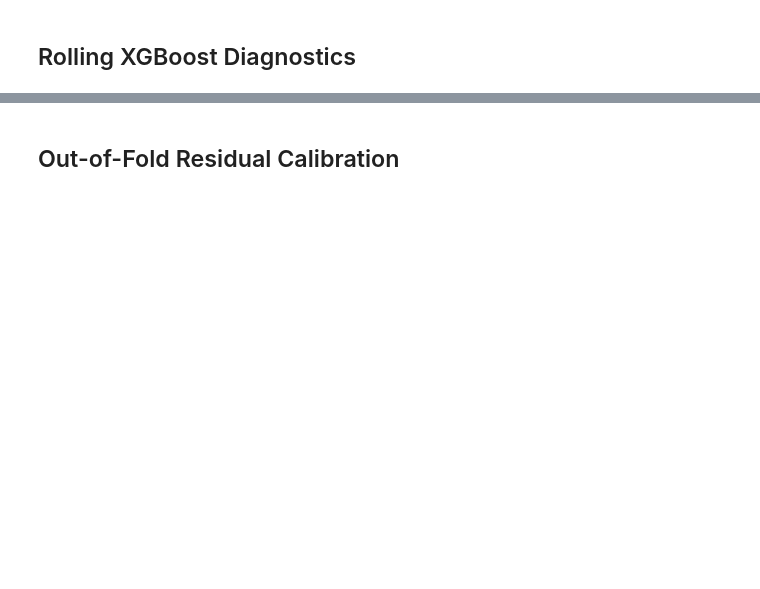
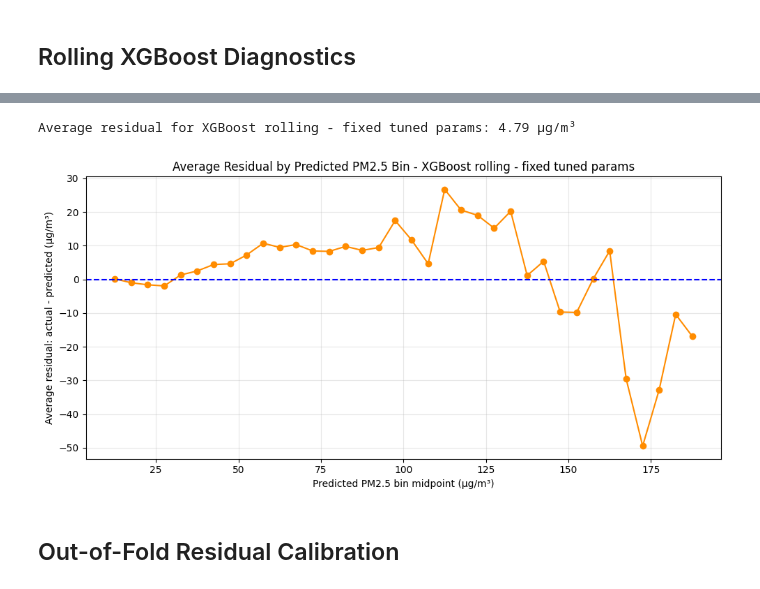
Before and after one commit to flyingpinguu/air_pollution_mlproject, a Jupyter notebook: xgboost_rolling.ipynb, the cells around one changed output, grey strips where cells are left out. Drawn from its saved outputs; the diff is of its cells as text; code cells hidden in the pictures; blank space fills up the shorter version.

```diff
--- a/xgboost_rolling.ipynb
+++ b/xgboost_rolling.ipynb
@@ -448,35 +499,36 @@ residual_df["predicted_bin"] = pd.cut(
     residual_df["predicted_pm25"],
     bins=bins,
     right=False,
 )
 
 residual_by_bin = (
     residual_df
     .groupby("predicted_bin", observed=True)
     .agg(
         average_residual=("residual", "mean"),
         count=("residual", "size"),
     )
     .reset_index()
 )
 residual_by_bin["bin_midpoint"] = residual_by_bin["predicted_bin"].apply(lambda interval: interval.mid)
 
 plt.figure(figsize=(10, 5))
 plt.plot(
     residual_by_bin["bin_midpoint"],
     residual_by_bin["average_residual"],
     marker="o",
     color="darkorange",
 )
 plt.axhline(0, color="blue", linestyle="--")
 plt.xlabel("Predicted PM2.5 bin midpoint (µg/m³)")
 plt.ylabel("Average residual: actual - predicted (µg/m³)")
 plt.title(f"Average Residual by Predicted PM2.5 Bin - {model_name}")
 plt.grid(True, alpha=0.3)
 plt.tight_layout()
 plt.show()
-
-residual_by_bin
+# %% [output]
+Average residual for XGBoost rolling - fixed tuned params: 4.79 µg/m³
+[figure, added]
 # %% [markdown]
 ## Out-of-Fold Residual Calibration
 # %%
```
Also changed, not shown: parts of 14 cells of this notebook, 45 other files.
